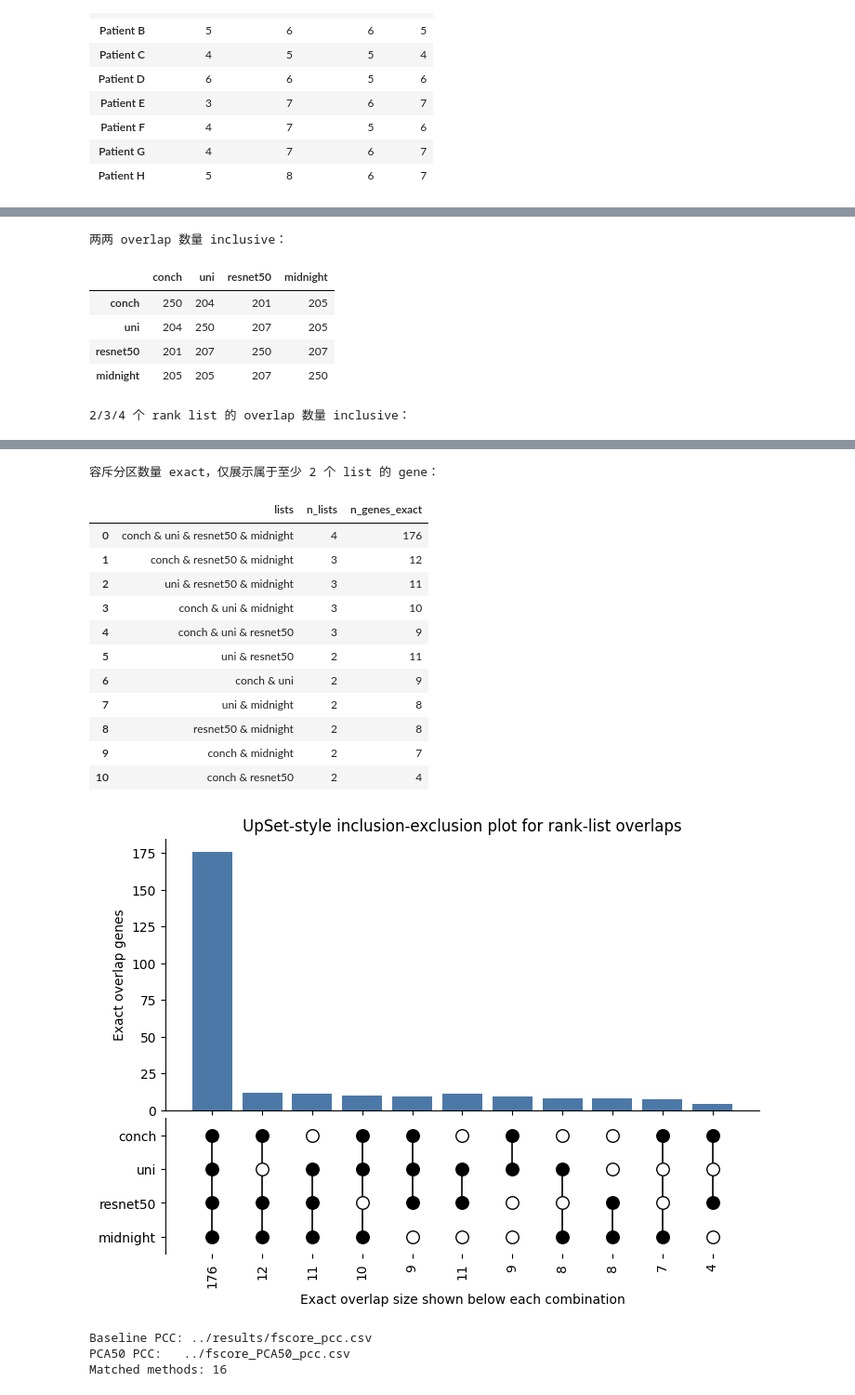
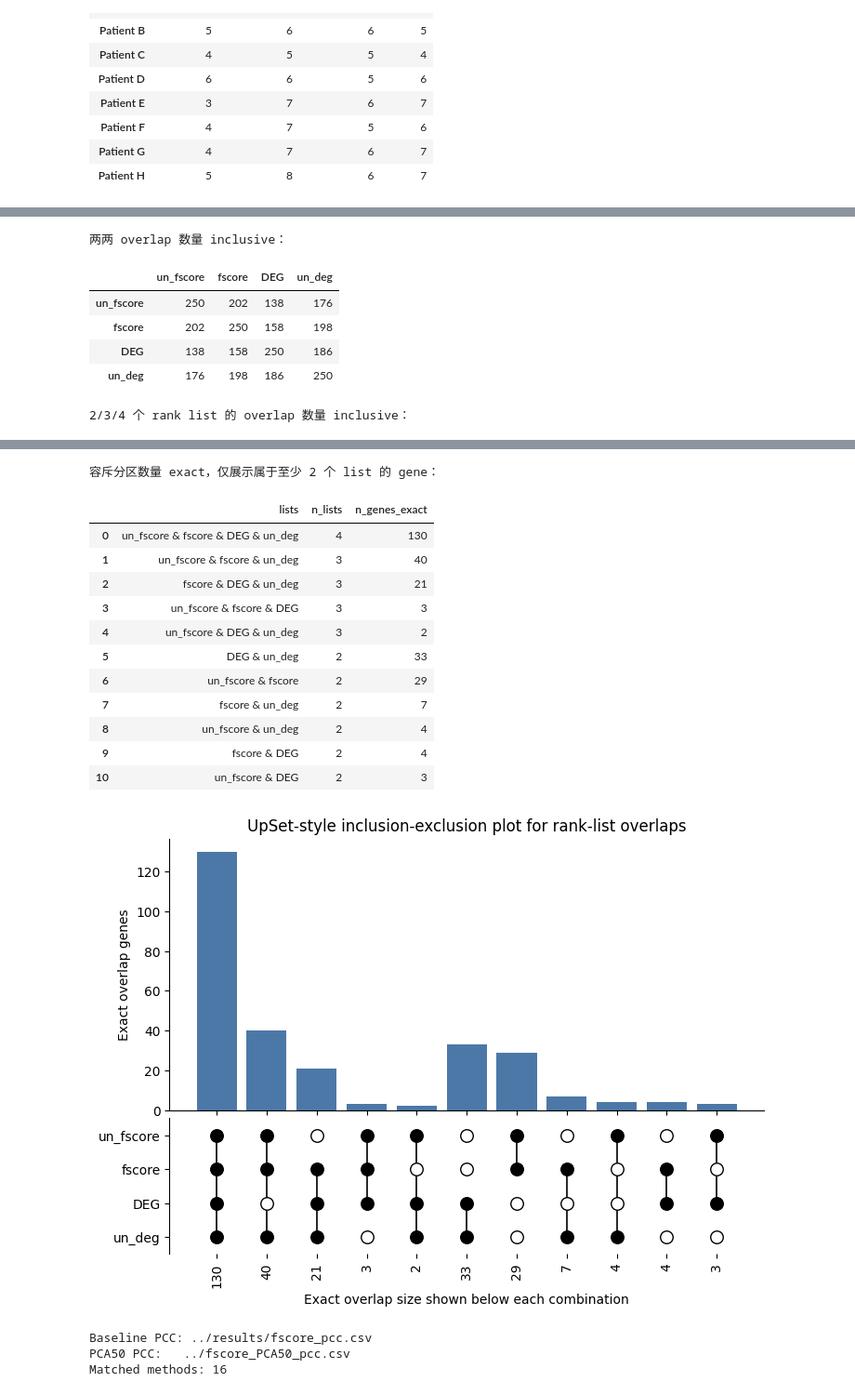
Before and after one commit to junqiwang-eng/Image-Aware-Gene-Selection, a Jupyter notebook: clustering/check.ipynb, the cells around one changed output, grey strips where cells are left out. Shown at 93% size. Saved outputs shown, nothing was run; the diff lists cells and outputs as text; code cells hidden in the pictures.

```diff
--- a/clustering/check.ipynb
+++ b/clustering/check.ipynb
@@ -97,13 +97,13 @@ from pathlib import Path
 import matplotlib.pyplot as plt
 import pandas as pd
 
-rank_dir_candidates = [Path("../datasets/rank_list"), Path("datasets/rank_list")]
+rank_dir_candidates = [Path("../datasets/BC1/rank_list"), Path("datasets/rank_list")]
 rank_dir = next((path for path in rank_dir_candidates if path.exists()), rank_dir_candidates[0])
 rank_files = {
-    "conch": rank_dir / "conch_fscore.json",
-    "uni": rank_dir / "uni_fscore.json",
-    "resnet50": rank_dir / "resnet50_fscore.json",
-    "midnight": rank_dir / "midnight_fscore.json",
+    "un_fscore": rank_dir / "conch_unrobust_fscore_0p5.json",
+    "fscore": rank_dir / "conch_fscore_0p5.json",
+    "DEG": rank_dir / "conch_deg_0p5.json",
+    "un_deg": rank_dir / "conch_new_deg_0p5.json",
 }
 
 gene_sets = {}
@@ -217,9 +217,9 @@ midnight    250
 Name: n_genes, dtype: int64
 两两 overlap 数量 inclusive：
-|  | conch | uni | resnet50 | midnight |
-| conch | 250 | 204 | 201 | 205 |
-| uni | 204 | 250 | 207 | 205 |
-| resnet50 | 201 | 207 | 250 | 207 |
-| midnight | 205 | 205 | 207 | 250 |
+|  | un_fscore | fscore | DEG | un_deg |
+| un_fscore | 250 | 202 | 138 | 176 |
+| fscore | 202 | 250 | 158 | 198 |
+| DEG | 138 | 158 | 250 | 186 |
+| un_deg | 176 | 198 | 186 | 250 |
 2/3/4 个 rank list 的 overlap 数量 inclusive：
 |  | n_lists | lists | n_overlap_inclusive |
@@ -237,17 +237,17 @@ Name: n_genes, dtype: int64
 容斥分区数量 exact，仅展示属于至少 2 个 list 的 gene：
 |  | lists | n_lists | n_genes_exact |
-| 0 | conch & uni & resnet50 & midnight | 4 | 176 |
-| 1 | conch & resnet50 & midnight | 3 | 12 |
-| 2 | uni & resnet50 & midnight | 3 | 11 |
-| 3 | conch & uni & midnight | 3 | 10 |
-| 4 | conch & uni & resnet50 | 3 | 9 |
-| 5 | uni & resnet50 | 2 | 11 |
-| 6 | conch & uni | 2 | 9 |
-| 7 | uni & midnight | 2 | 8 |
-| 8 | resnet50 & midnight | 2 | 8 |
-| 9 | conch & midnight | 2 | 7 |
-| 10 | conch & resnet50 | 2 | 4 |
+| 0 | un_fscore & fscore & DEG & un_deg | 4 | 130 |
+| 1 | un_fscore & fscore & un_deg | 3 | 40 |
+| 2 | fscore & DEG & un_deg | 3 | 21 |
+| 3 | un_fscore & fscore & DEG | 3 | 3 |
+| 4 | un_fscore & DEG & un_deg | 3 | 2 |
+| 5 | DEG & un_deg | 2 | 33 |
+| 6 | un_fscore & fscore | 2 | 29 |
+| 7 | fscore & un_deg | 2 | 7 |
+| 8 | un_fscore & un_deg | 2 | 4 |
+| 9 | fscore & DEG | 2 | 4 |
+| 10 | un_fscore & DEG | 2 | 3 |
-[figure, old version]
+[figure, new version]
 # %%
 # Compare Average PCC between fscore_pcc and fscore_PCA50_pcc
 # Positive delta means PCA50 is better than the baseline CSV.
```
Also changed, not shown: parts of 1 cell of this notebook, 14 other files.
